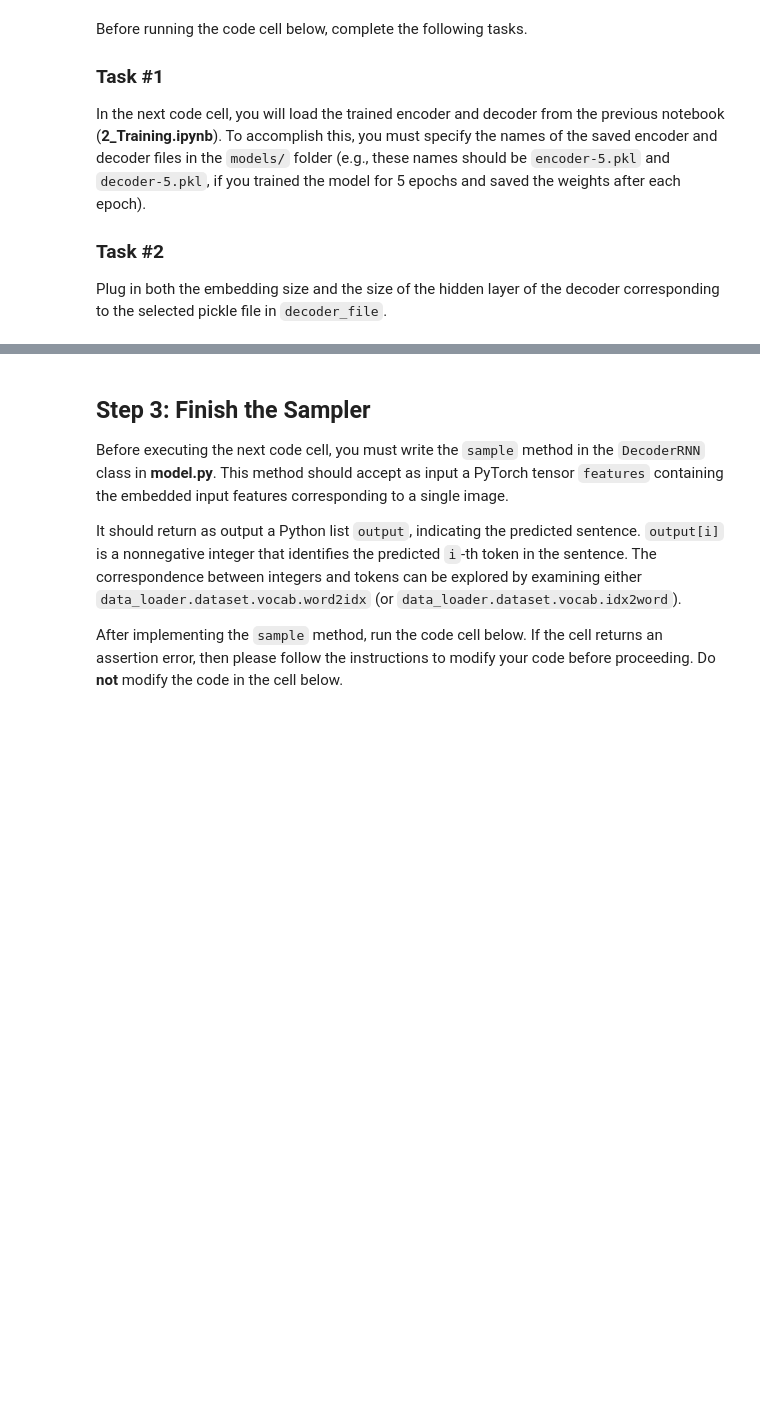
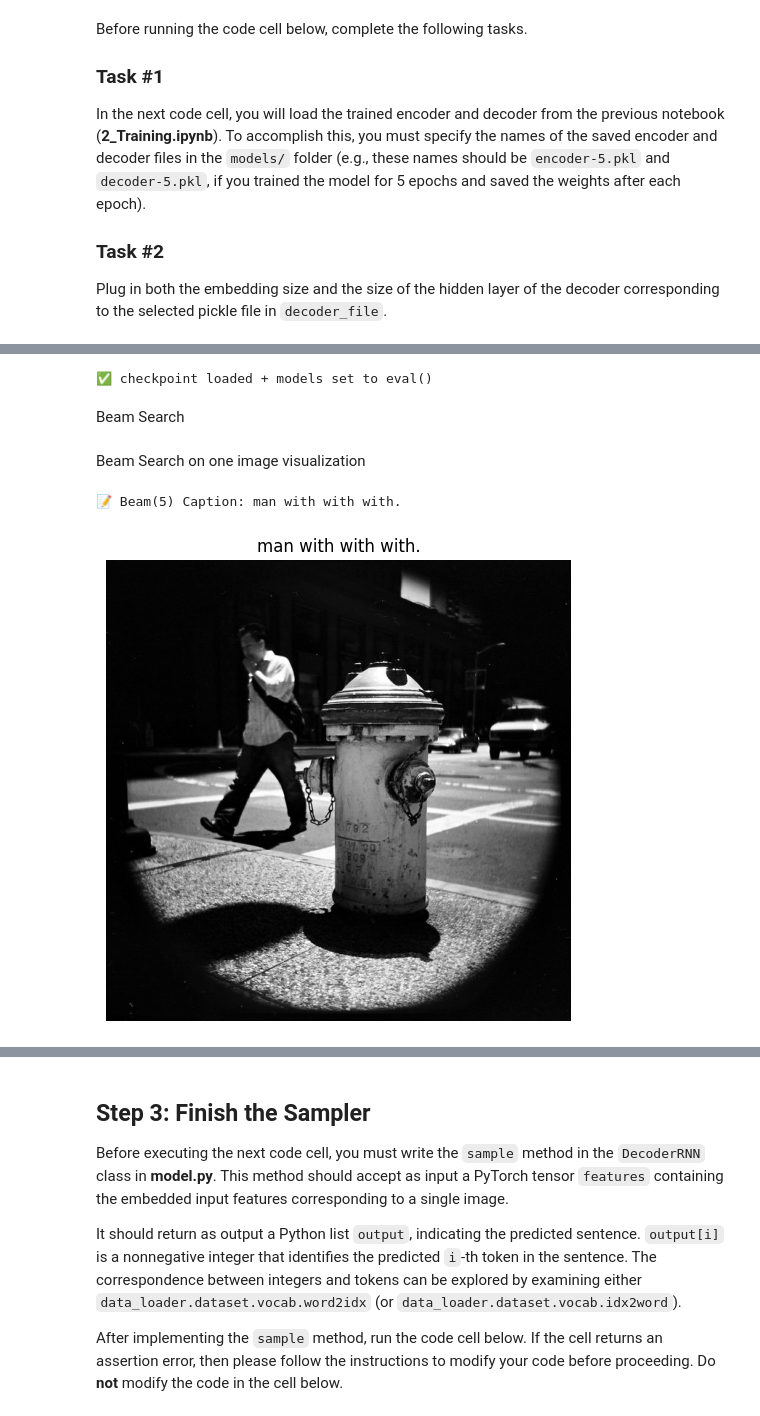
Before and after one commit to pradhapmoorthi/CVND, a Jupyter notebook: 3_Inference.ipynb, the cells around one changed output, grey strips where cells are left out. Drawn from its saved outputs; the diff is of its cells as text; code cells hidden in the pictures; blank space fills up the shorter version.

```diff
--- a/3_Inference.ipynb
+++ b/3_Inference.ipynb
@@ -347,9 +284,0 @@ Checkpoint vocab size: 8852
-# %%
-import pickle
-from vocabulary import Vocabulary
-
-# Load the vocabulary wrapper
-with open('vocab.pkl', 'rb') as f:
-    vocab = pickle.load(f)
-
-print(f"Vocabulary loaded with {len(vocab)} words.")
@@ -458,0 +313,13 @@ Top-10 tokens at first step:
+# %%
+ckpt = torch.load(CKPT_FILE, map_location=device)
+
+encoder.load_state_dict(ckpt["encoder_state_dict"])
+decoder.load_state_dict(ckpt["decoder_state_dict"])
+
+encoder.eval()
+decoder.eval()
+print("✅ checkpoint loaded + models set to eval()")
+# %% [output]
+✅ checkpoint loaded + models set to eval()
+# %% [markdown]
+Beam Search
@@ -458,0 +434,32 @@ Top-10 tokens at first step:
+# %% [markdown]
+Beam Search on one image visualization
+# %%
+# Get one test image (your loader returns orig_image_np, image_tensor)
+orig_image, image = next(iter(test_loader))
+image = image.to(device)  # already [1,3,224,224]
+
+start_idx = vocab.word2idx["<start>"]
+end_idx   = vocab.word2idx["<end>"]
+
+with torch.no_grad():
+    encoder_out = encoder(image)  # (1, 49, 2048) expected
+    beam_ids = beam_search_caption(
+        encoder_out=encoder_out,
+        decoder=decoder,
+        start_idx=start_idx,
+        end_idx=end_idx,
+        beam_size=5,
+        max_len=20
+    )
+
+beam_caption = " ".join(vocab.idx2word[i] for i in beam_ids).replace(" .", ".").replace(" ,", ",").strip()
+print("📝 Beam(5) Caption:", beam_caption)
+
+plt.figure(figsize=(6,6))
+plt.imshow(np.squeeze(orig_image))
+plt.axis("off")
+plt.title(beam_caption)
+plt.show()
+# %% [output]
+📝 Beam(5) Caption: man with with with.
+[figure, added]
```
Also changed, not shown: parts of 61 cells of this notebook.
